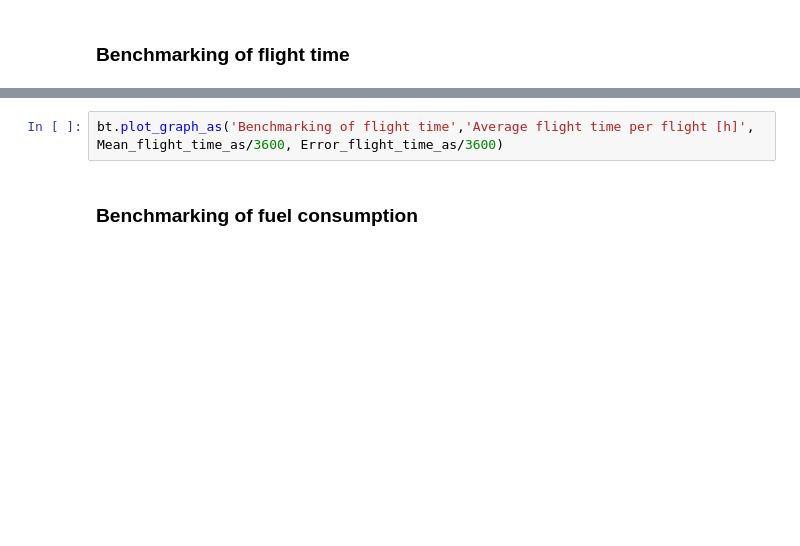
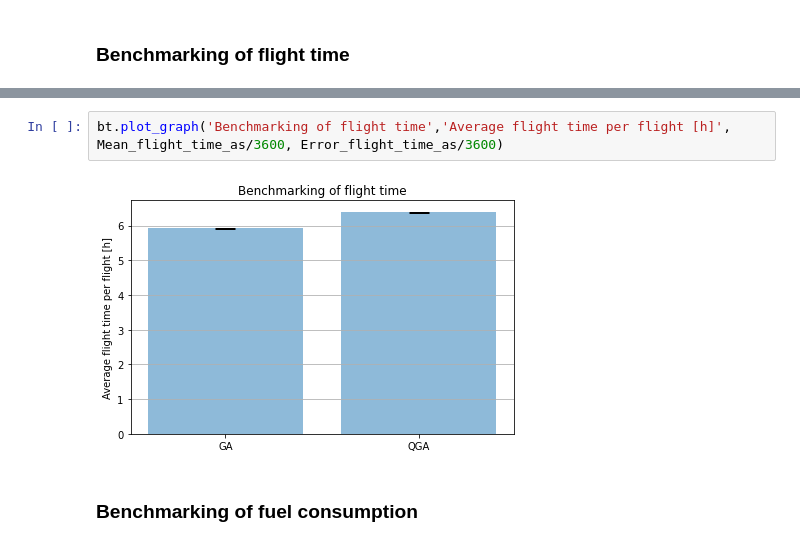
Before and after one commit to fjelljenta/Quantum-Challenge, a Jupyter notebook: Quantimize.ipynb, the cells around one changed output, grey strips where cells are left out. Saved outputs shown, nothing was run; the diff lists cells and outputs as text; blank space fills up the shorter version.

```diff
--- a/Quantimize.ipynb
+++ b/Quantimize.ipynb
@@ -470,5 +505,7 @@ bt.plot_graph('Benchmarking of flight time','Average flight time per flight [h]'
 # %%
-bt.plot_graph_as('Benchmarking of flight time','Average flight time per flight [h]', Mean_flight_time_as/3600, Error_flight_time_as/3600)
+bt.plot_graph('Benchmarking of flight time','Average flight time per flight [h]', Mean_flight_time_as/3600, Error_flight_time_as/3600)
+# %% [output]
+[figure, added]
 # %% [markdown]
 ### Benchmarking of fuel consumption
 # %%
```
Also changed, not shown: parts of 10 cells of this notebook, 2 other files.
